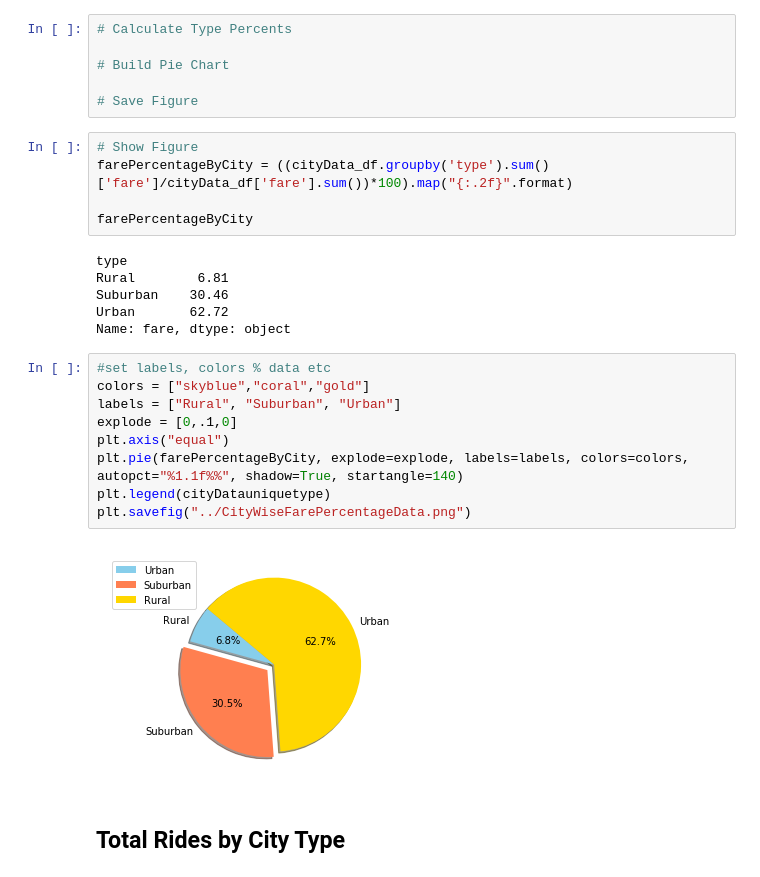
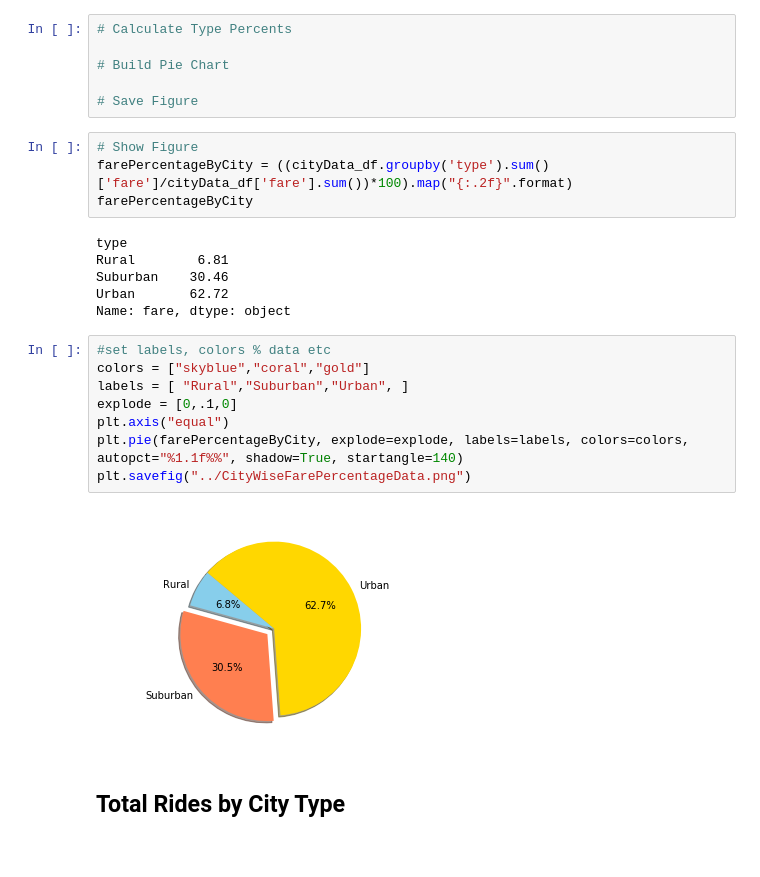
Before and after one commit to guptamadhulika01/RideShareAnalytics, a Jupyter notebook: pyber_starter.ipynb, the cells around one changed output. Cells and saved outputs as stored; diff of their text form.

```diff
--- a/pyber_starter.ipynb
+++ b/pyber_starter.ipynb
@@ -176,7 +180,6 @@ plt.savefig("../CityWiseRideData.png")
 # %%
 # Show Figure
 farePercentageByCity = ((cityData_df.groupby('type').sum()['fare']/cityData_df['fare'].sum())*100).map("{:.2f}".format)
-
 farePercentageByCity
 # %% [output]
 type
@@ -187,14 +190,13 @@ Name: fare, dtype: object
 # %%
 #set labels, colors % data etc
 colors = ["skyblue","coral","gold"]
-labels = ["Rural", "Suburban", "Urban"]
+labels = [ "Rural","Suburban","Urban", ]
 explode = [0,.1,0]
 plt.axis("equal")
 plt.pie(farePercentageByCity, explode=explode, labels=labels, colors=colors, autopct="%1.1f%%", shadow=True, startangle=140)
-plt.legend(cityDatauniquetype)
 plt.savefig("../CityWiseFarePercentageData.png")
 # %% [output]
-[figure, old version]
+[figure, new version]
 # %% [markdown]
 ## Total Rides by City Type
 # %%
```
Also changed, not shown: parts of 6 cells of this notebook, 3 other files.
